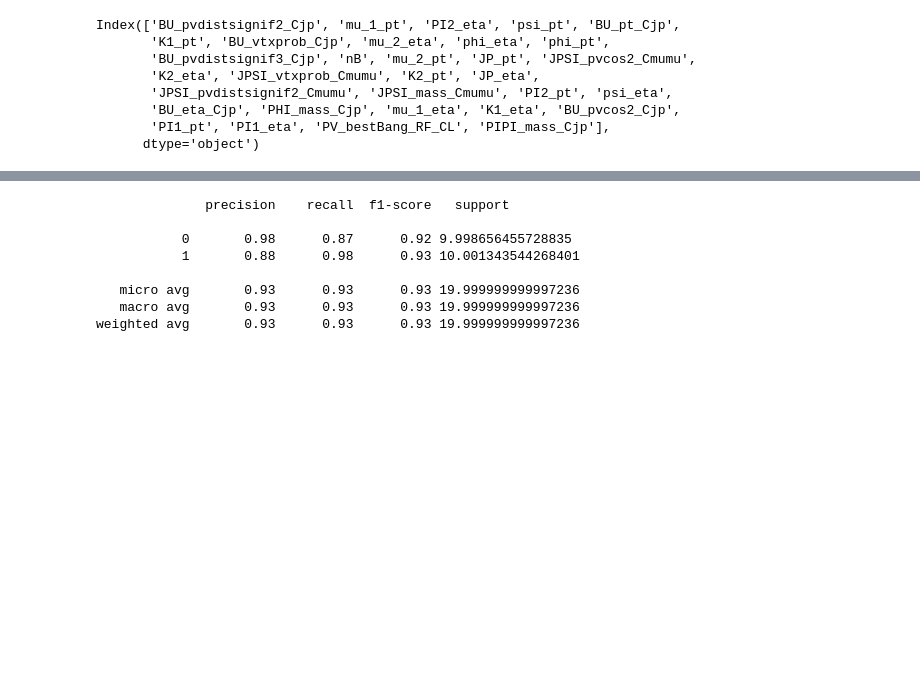
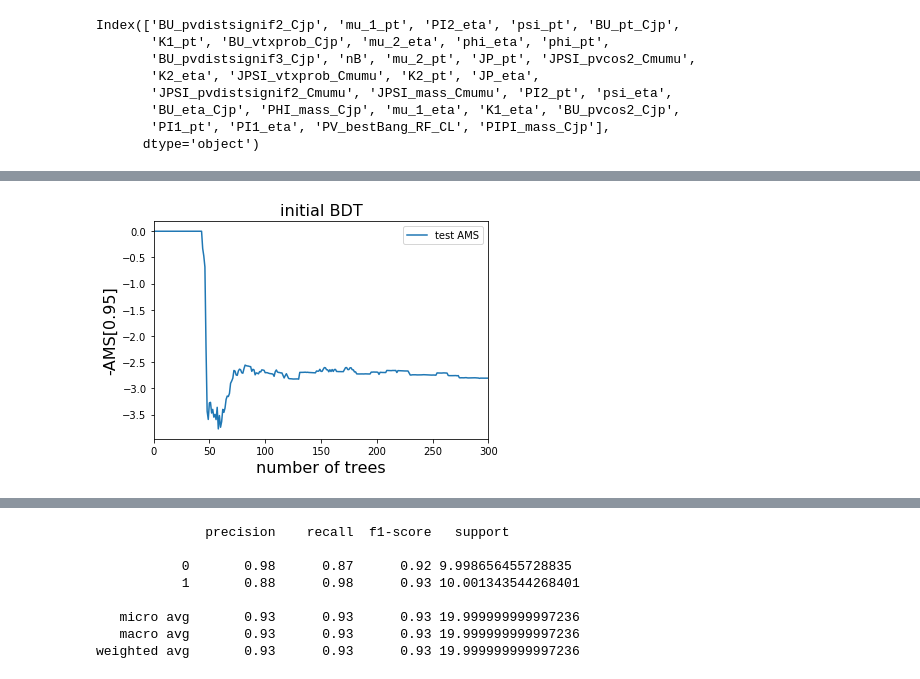
Before and after one commit to ofivite/MISP2019, a Jupyter notebook: school_preliminary_studies.ipynb, the cells around one changed output, grey strips where cells are left out. Saved outputs shown, nothing was run; the diff lists cells and outputs as text; code cells hidden in the pictures; blank space fills up the shorter version.

```diff
--- a/school_preliminary_studies.ipynb
+++ b/school_preliminary_studies.ipynb
@@ -481,3 +487,18 @@ NameError: name 'evals_result' is not defined
+# %%
+fig = plt.figure()
+
+plt.plot(evals_result['valid_0']['AMS_eval'], label='test AMS')
+plt.xlim((0, 300))
+# plt.ylim((-3,-2))
+plt.xlabel('number of trees', fontsize=16)
+plt.ylabel('-AMS[0.95]', fontsize=16)
+plt.title('initial BDT', fontsize=16)
+
+plt.legend()
+fig.show()
+fig.savefig('initial_test_loss.png')
+# %% [output]
+[figure, added]
 # %%
 prediction_train = lgb_booster.predict(X_train)
 prediction_test = lgb_booster.predict(X_test)
```
Also changed, not shown: parts of 78 cells of this notebook, 4 other files.
